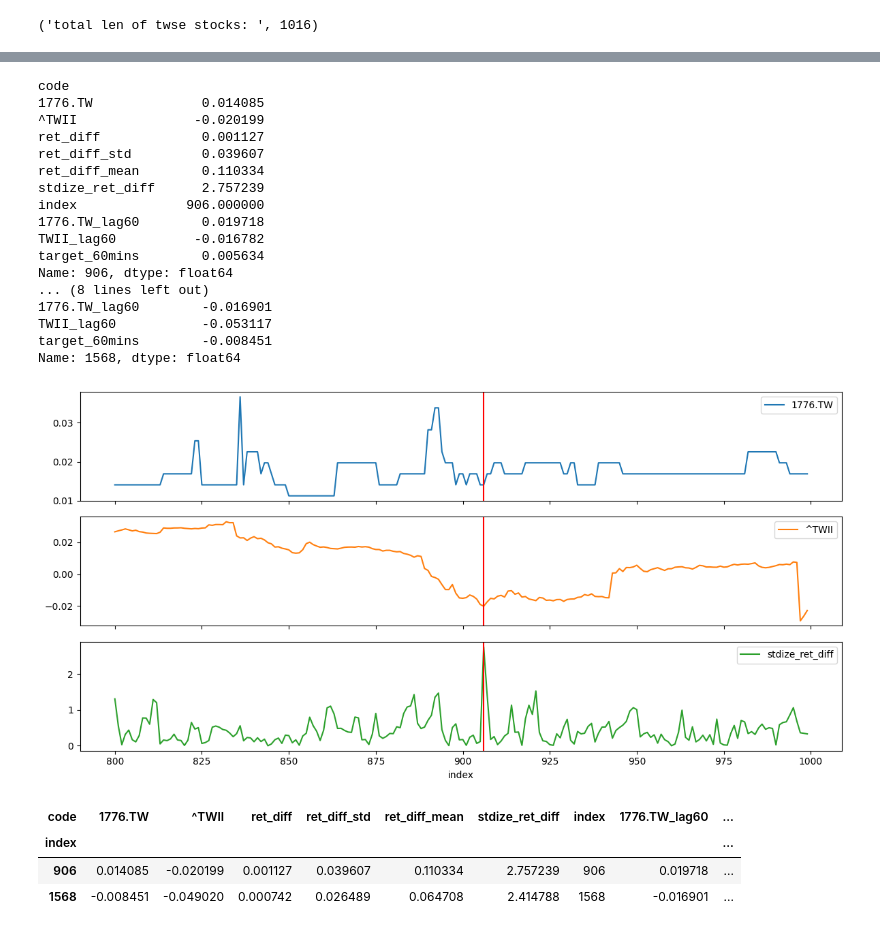
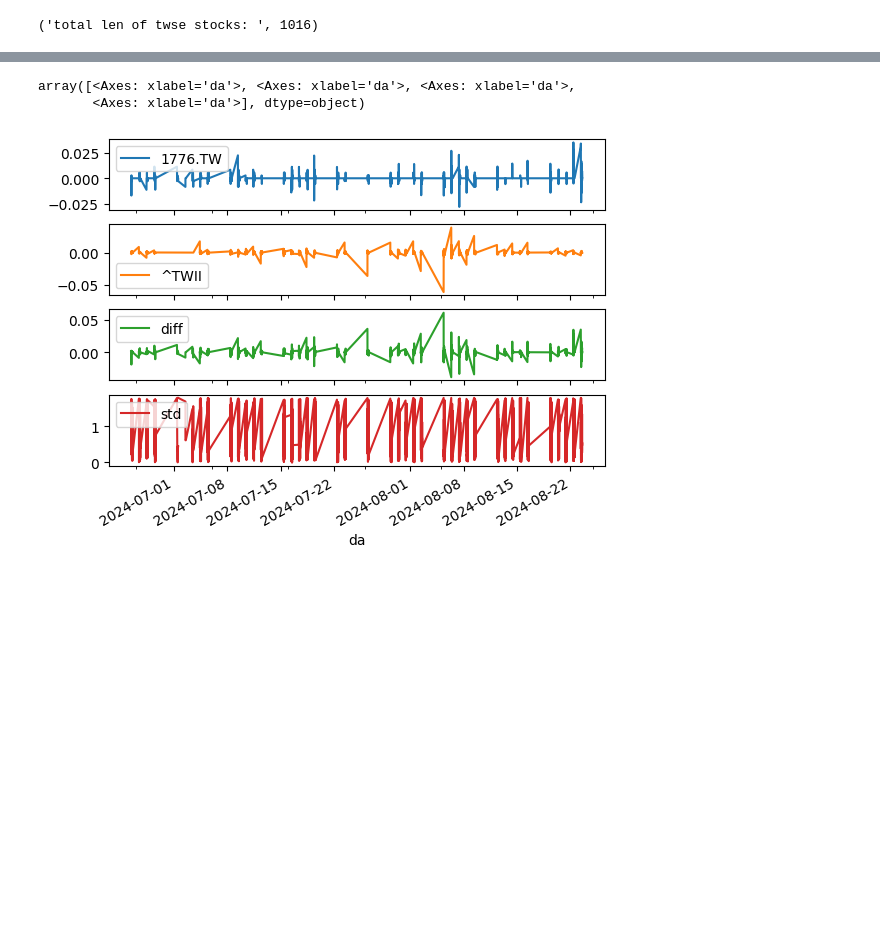
Before and after one commit to tsungyou/TS, a Jupyter notebook: ED/intraday/mean_reversion/backtest.ipynb, the cells around one changed output, grey strips where cells are left out. Cells and saved outputs as stored; diff of their text form; code cells hidden in the pictures; blank space fills up the shorter version.

```diff
--- a/ED/intraday/mean_reversion/backtest.ipynb
+++ b/ED/intraday/mean_reversion/backtest.ipynb
@@ -78,70 +183,10 @@ code_list = [i[0] for i in res]
-# %%
-import matplotlib.pyplot as plt
-import warnings
-warnings.filterwarnings("ignore")
-code = '1776.TW'
-rolling = 5
-cursor.execute(f"SELECT * from public.stock_price where code in ('{code}', '^TWII')")
-conn.commit()
-res = cursor.fetchall()
-df = pd.DataFrame(res)
-df.columns = ['da','code', 'cl', 'hi', 'lo', 'op', 'vol', 'adj']
-pivoted = df.pivot(columns='code', values='cl', index='da')
-pivoted.ffill()
-ret = pivoted.pct_change()
-ret['ret_diff'] = ret[code] - ret['^TWII']
-ret['ret_diff_std'] = ret['ret_diff'].rolling(rolling).std() * 100
-ret['ret_diff_mean'] = ret['ret_diff'].rolling(rolling).mean() * 100
-ret['stdize_ret_diff'] = abs((ret['ret_diff'] - ret['ret_diff_mean'])/ret['ret_diff_std'])
-ret[code] = (1 + ret[code]).cumprod() - 1
-ret['^TWII'] = (1 + ret["^TWII"]).cumprod() - 1
-
-ret['index'] = [i for i in range(len(ret))]
-ret.set_index('index', inplace=True, drop=False)
-
-# check raise
-ret[f'{code}_lag60'] = ret[code].shift(-20)
-ret[f'TWII_lag60'] = ret["^TWII"].shift(-20)
-ret['target_60mins'] = ret[f'{code}_lag60'] - ret[code]
-# ret['signal_defineby_prev_ret'] =
-# specific print
-start = 0
-end = len(ret)
-# end = 1000
-
-fig, axes = plt.subplots(nrows=3, ncols=1, figsize=(12, 6), sharex=True)
-ret.iloc[start:end, [0, 1, 5]].plot(ax=axes, subplots=True, legend=True)
-for index, row in ret[ret['stdize_ret_diff'] >= 2].iterrows():
-    print(row)
-    if row['index'] >= start and row['index'] <= end:
-        for ax in axes:
-            ax.axvline(row['index'], color='red')
-plt.tight_layout()
-plt.show()
-
-# check to long or short
-ret['da'] = df['da']
-ret[ret['stdize_ret_diff'] >= 2]
-# %% [output]
-code
-1776.TW              0.014085
-^TWII               -0.020199
-ret_diff             0.001127
-ret_diff_std         0.039607
-ret_diff_mean        0.110334
-stdize_ret_diff      2.757239
-index              906.000000
-1776.TW_lag60        0.019718
-TWII_lag60          -0.016782
-target_60mins        0.005634
-Name: 906, dtype: float64
-... (8 lines left out)
-1776.TW_lag60        -0.016901
-TWII_lag60           -0.053117
-target_60mins        -0.008451
-Name: 1568, dtype: float64
-[figure, removed]
-| code | 1776.TW | ^TWII | ret_diff | ret_diff_std | ret_diff_mean | stdize_ret_diff | index | 1776.TW_lag60 | ... |
-| index |  |  |  |  |  |  |  |  | ... |
-| 906 | 0.014085 | -0.020199 | 0.001127 | 0.039607 | 0.110334 | 2.757239 | 906 | 0.019718 | ... |
-| 1568 | -0.008451 | -0.049020 | 0.000742 | 0.026489 | 0.064708 | 2.414788 | 1568 | -0.016901 | ... |
+# %%
+test = pivoted.pct_change().iloc[:, :]
+test['diff'] = test['1776.TW'] - test['^TWII']
+test['std'] = abs((test['diff'] - test['diff'].rolling(5).mean())/test['diff'].rolling(5).std())
+# test.reset_index(drop=True, inplace=True)
+test.plot(subplots=True)
+# %% [output]
+array([<Axes: xlabel='da'>, <Axes: xlabel='da'>, <Axes: xlabel='da'>,
+       <Axes: xlabel='da'>], dtype=object)
+[figure, added]
```
Also changed, not shown: parts of 7 cells of this notebook, 8 other files.
